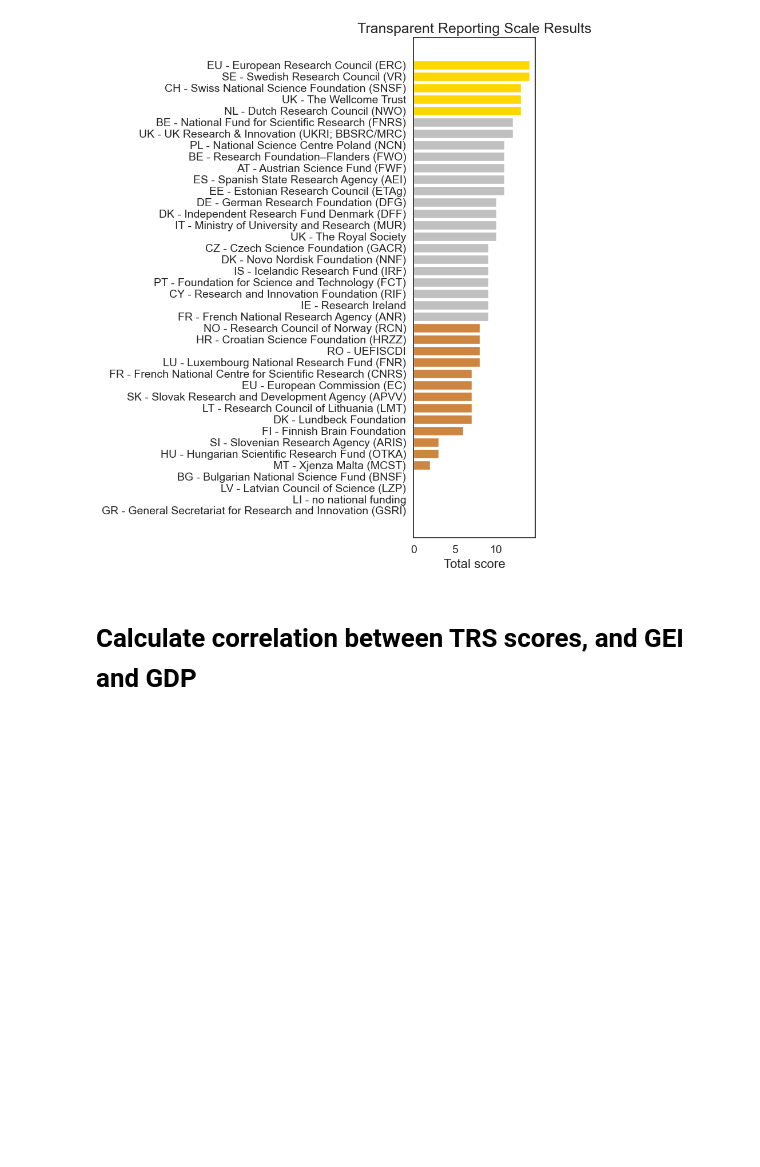
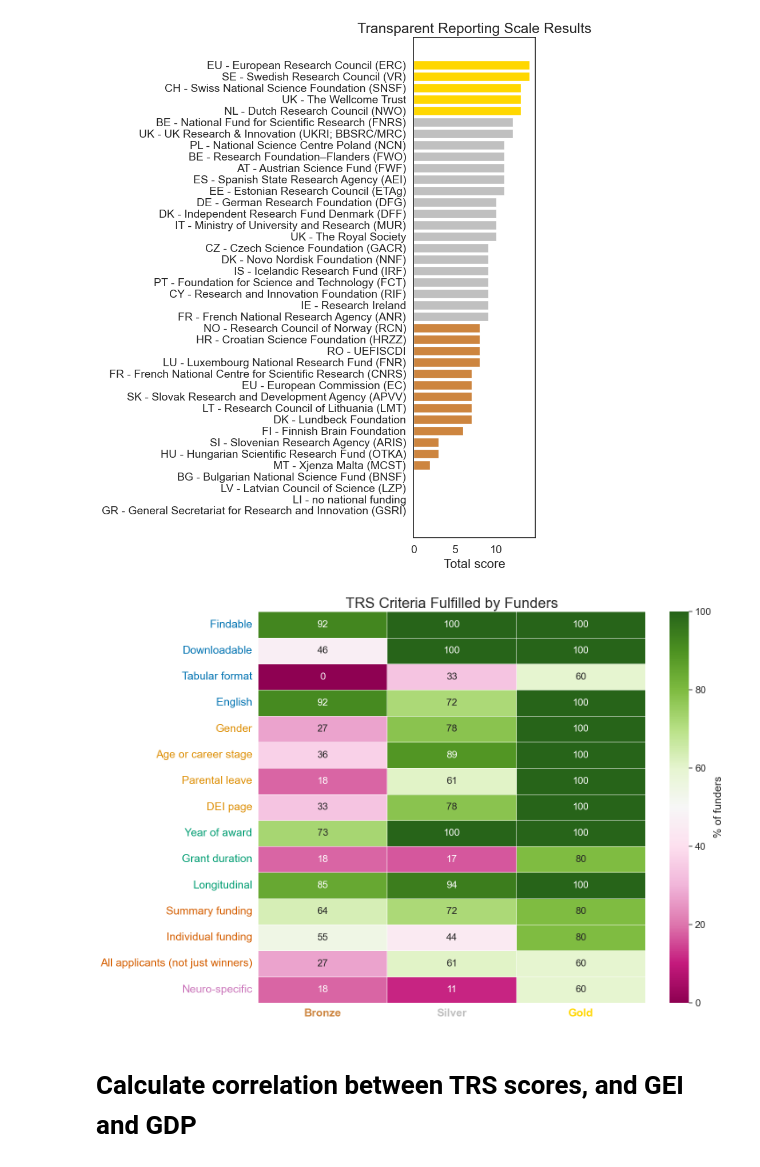
Before and after one commit to WomenInNeuroscience/funders_project, a Jupyter notebook: code/funder_analysis.ipynb, the cells around one changed output. Saved outputs shown, nothing was run; the diff lists cells and outputs as text; code cells hidden in the pictures; blank space fills up the shorter version.

Commit message:
add TRS criteria figure

```diff
--- a/code/funder_analysis.ipynb
+++ b/code/funder_analysis.ipynb
@@ -347,6 +347,74 @@ plt.savefig(figures_p / "Figure3.jpg",dpi=300, bbox_inches="tight")
 plt.show()
 # %% [output]
 [figure]
+# %%
+# Use the same order as Figure 1
+order = percentages_df['Measure'].tolist()
+
+# Filter only TRS columns present in best_df
+tier_cols_ordered = [c for c in order if c in best_df.columns]
+
+tier_criteria_pct = best_df.groupby("color")[tier_cols_ordered].mean() * 100
+
+# Keep only the tiers you care about
+tier_criteria_pct = tier_criteria_pct.loc[["peru", "silver", "gold"]]
+
+# Apply labels
+tier_criteria_pct = tier_criteria_pct.rename(columns=labels)
+# %%
+# Map criteria to categories for the ordered columns
+criterion_categories = [category_map[c] for c in tier_cols_ordered]
+criterion_colors = [category_colors[cat] for cat in criterion_categories]
+
+tier_colors = {
+    "Bronze": "peru",
+    "Silver": "silver",
+    "Gold": "gold"
+}
+
+# Plot
+plt.figure(figsize=(15, 10))
+ax = sns.heatmap(
+    tier_criteria_pct.T,
+    cmap="PiYG",
+    vmin=0,
+    vmax=100,
+    annot=True,
+    fmt=".0f",
+    linewidths=0.5,
+    linecolor="white",
+    annot_kws={"size": 16},
+    cbar_kws={"label": "% of funders"}
+)
+
+# Color y-axis tick labels
+for tick_label, color in zip(ax.get_yticklabels(), criterion_colors):
+    tick_label.set_color(color)
+    tick_label.set_fontsize(18)
+
+# Get the correct x-axis positions
+x_positions = ax.get_xticks()
+
+# Set x-axis tick labels
+ax.set_xticks(x_positions)
+ax.set_xticklabels(["Bronze", "Silver", "Gold"], fontsize=18)
+for tick_label, color in zip(ax.get_xticklabels(), ["peru", "silver", "gold"]):
+    tick_label.set_color(color)
+    tick_label.set_fontweight("bold")
+
+# Increase colorbar tick size
+cbar = ax.collections[0].colorbar
+cbar.ax.tick_params(labelsize=16)
+cbar.set_label("% of funders", fontsize=18)
+
+plt.xlabel("")
+plt.ylabel("")
+plt.title("TRS Criteria Fulfilled by Funders", fontsize=24)
+plt.tight_layout()
+plt.savefig(figures_p / "Figure4.jpg",dpi=300,bbox_inches="tight")
+plt.show()
+# %% [output]
+[figure, added]
 # %% [markdown]
 # Calculate correlation between TRS scores, and GEI and GDP
 # %%
```
Also changed, not shown: parts of 2 cells of this notebook, 2 other files.
